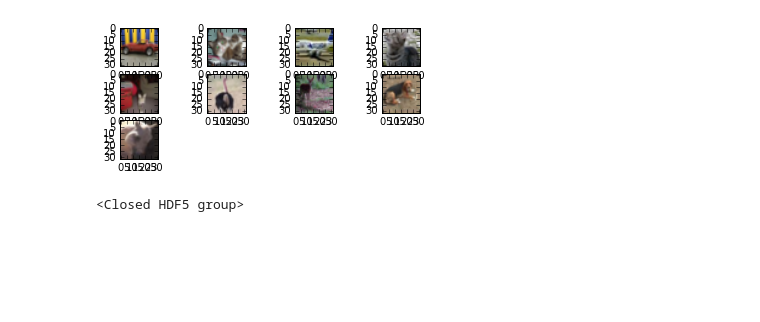
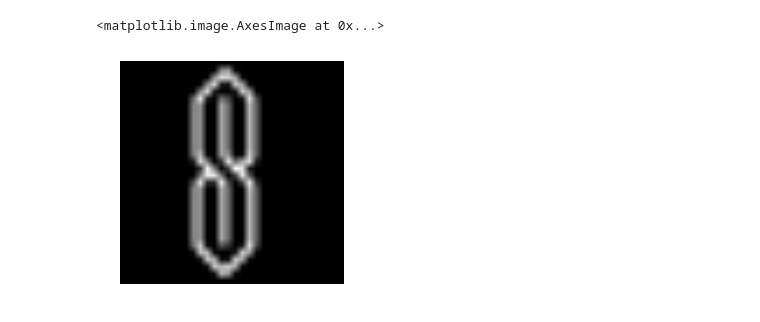
Before and after one commit to gusostow/cifar-capstone, a Jupyter notebook: notebooks/viewer.ipynb, the cells around one changed output. Cells and saved outputs as stored; diff of their text form; code cells hidden in the pictures; blank space fills up the shorter version.

```diff
--- a/notebooks/viewer.ipynb
+++ b/notebooks/viewer.ipynb
@@ -13,10 +12,11 @@ Using TensorFlow backend.
-# %%
-for i in range(0, 9):
-    pyplot.subplot(540 +1+  i)
-    pyplot.imshow(X_train[i + 330, :, :])
-# %% [output]
-[figure, removed]
-# %%
-data
-# %% [output]
-<Closed HDF5 group>
+# %%
+S = imread("U9IsW.jpg", flatten=True)
+S.astype("float64")
+S = scipy.misc.imresize(S, (32, 32))
+
+#S /= 255.0
+plt.axis('off')
+plt.imshow(S, cmap ="Greys")
+# %% [output]
+<matplotlib.image.AxesImage at 0x...>
+[figure, added]
```
Also changed, not shown: parts of 15 cells of this notebook, 15 other files.
